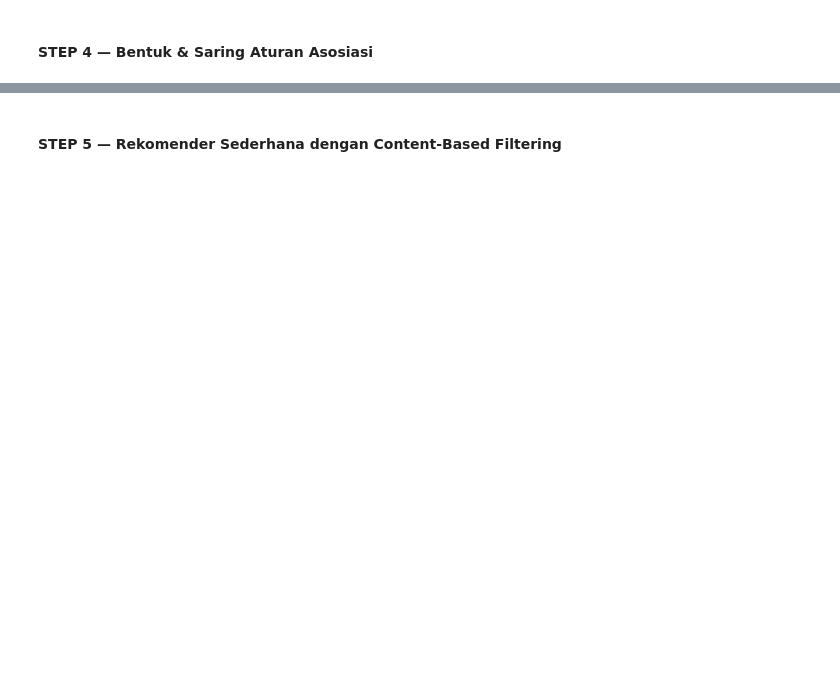
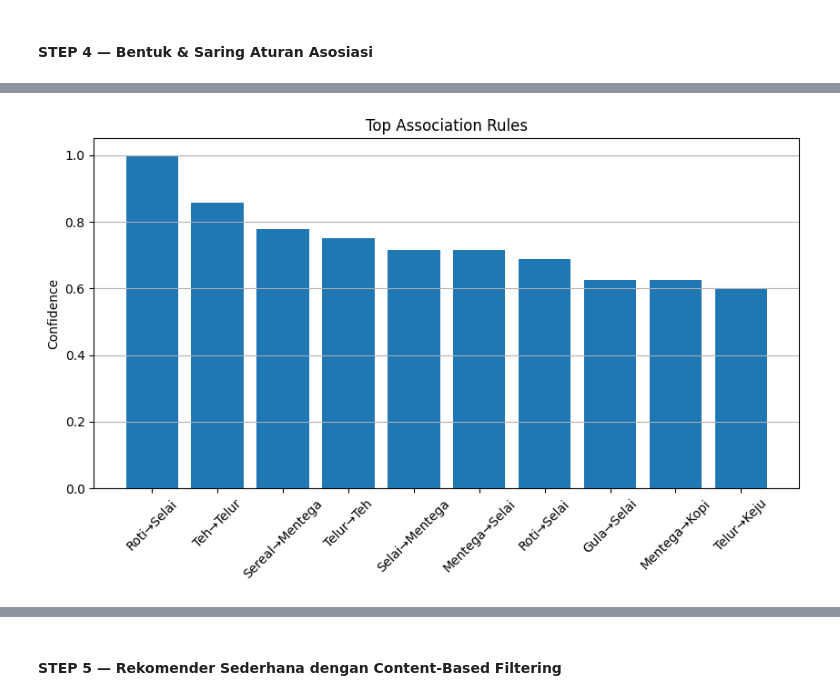
Before and after one commit to mocha-dts/DataScience_240401010041_M.Rochmatullah, a Jupyter notebook: pertemuan12_mochamadrochmatullah_240401010041.ipynb, the cells around one changed output, grey strips where cells are left out. Cells and saved outputs as stored; diff of their text form; code cells hidden in the pictures; blank space fills up the shorter version.

```diff
--- a/pertemuan12_mochamadrochmatullah_240401010041.ipynb
+++ b/pertemuan12_mochamadrochmatullah_240401010041.ipynb
@@ -175,10 +196,12 @@ min_support=0.2: 13 itemset ditemukan
 # %%
 from mlxtend.frequent_patterns import association_rules
 
-rules = association_rules(freq_items, metric='confidence',
-                           min_threshold=0.5)
-rules = rules[rules['lift'] > 1].sort_values('lift', ascending=False)
+rules = association_rules(
+    freq_items,
+    metric="confidence",
+    min_threshold=0.6
+)
 
-print(rules[['antecedents', 'consequents',
-             'support', 'confidence', 'lift']].head(10))
+print("Jumlah aturan :", len(rules))
+rules.head()
 # %% [output]
@@ -195,0 +284,28 @@ print(rules[['antecedents', 'consequents',
+# %%
+top_rules = rules.head(10)
+
+plt.figure(figsize=(10,5))
+
+plt.bar(
+    range(len(top_rules)),
+    top_rules["confidence"]
+)
+
+plt.xticks(
+    range(len(top_rules)),
+    [
+        f"{list(a)[0]}→{list(c)[0]}"
+        for a,c in zip(
+            top_rules["antecedents"],
+            top_rules["consequents"]
+        )
+    ],
+    rotation=45
+)
+
+plt.ylabel("Confidence")
+plt.title("Top Association Rules")
+plt.grid(axis="y")
+plt.show()
+# %% [output]
+[figure, added]
```
Also changed, not shown: parts of 18 cells of this notebook.
